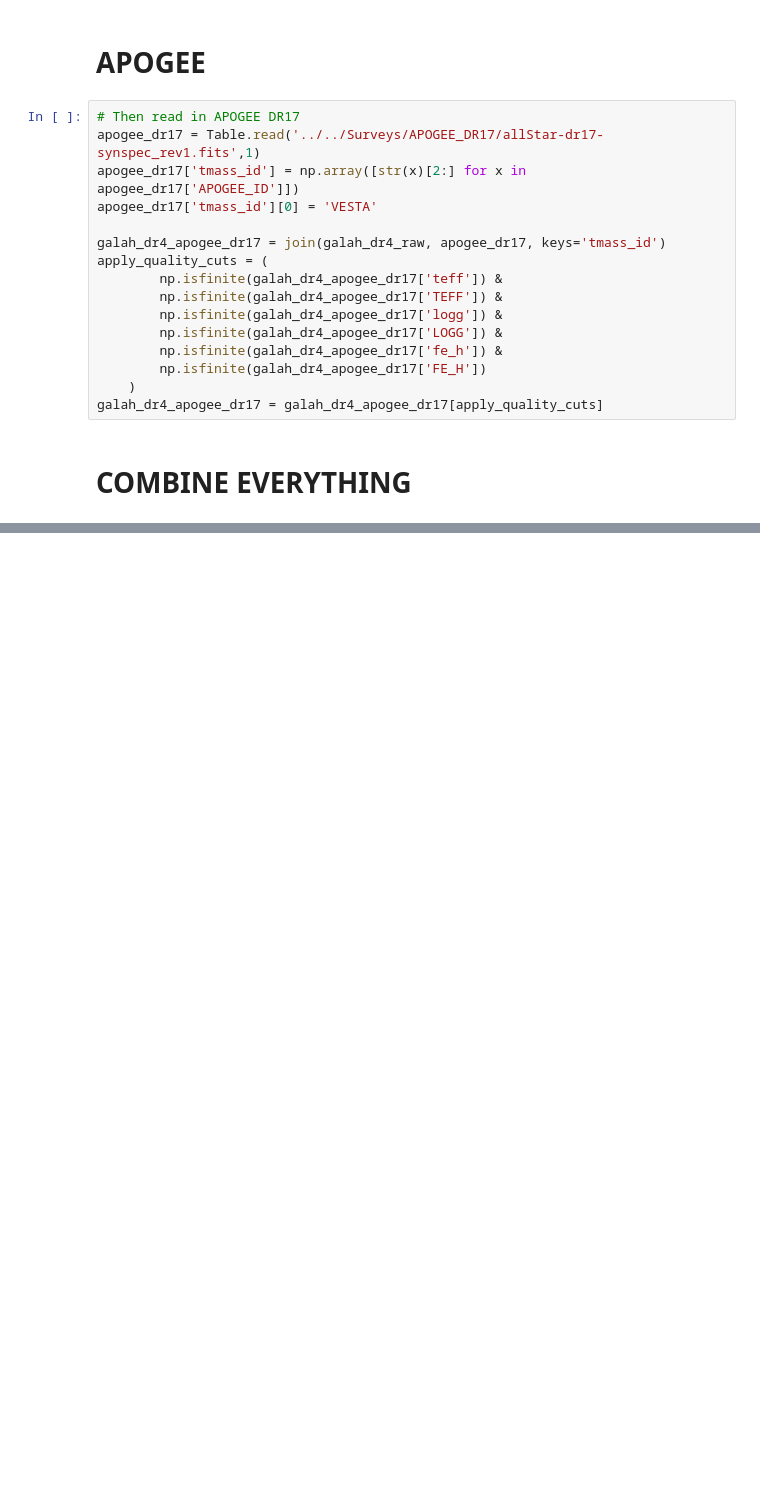
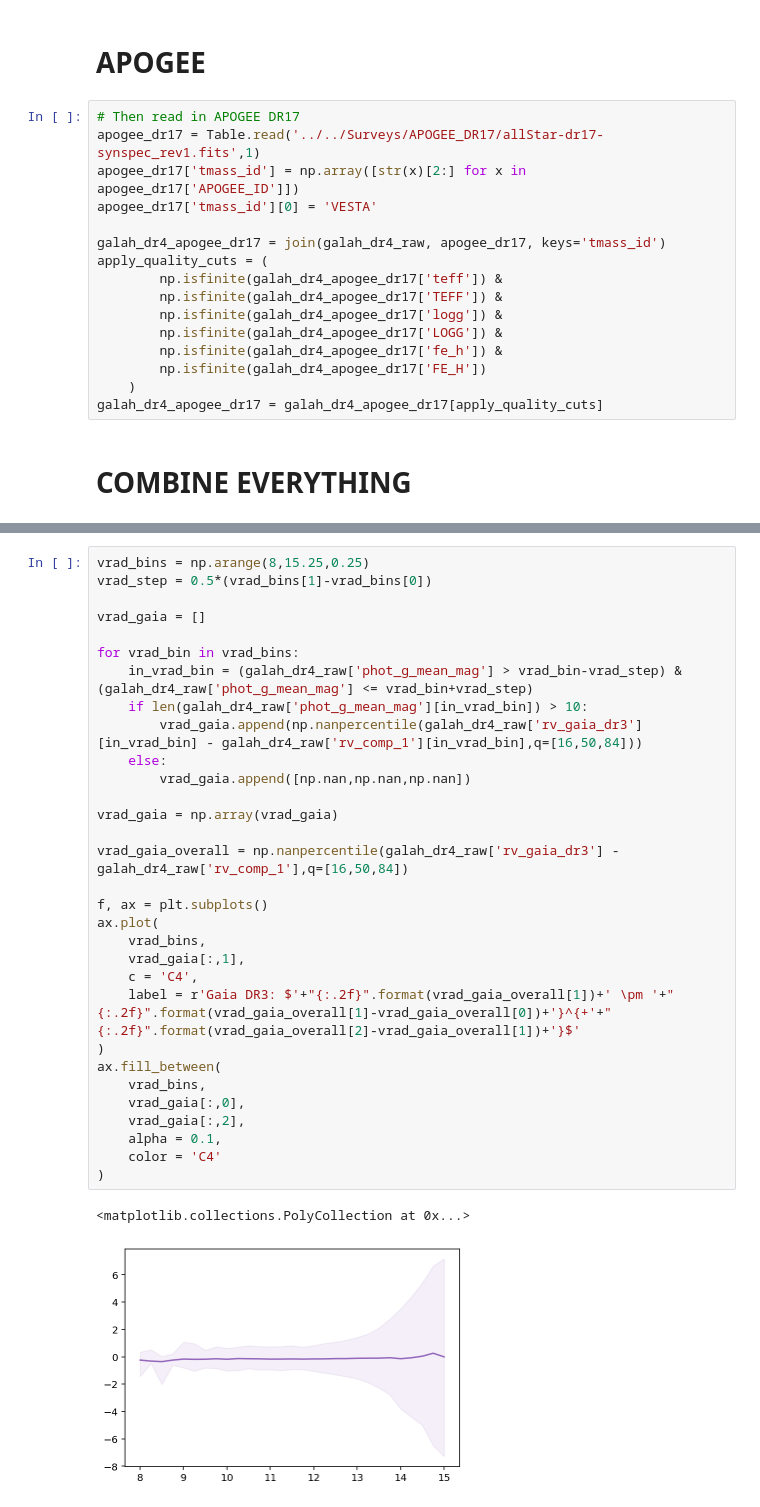
Before and after one commit to svenbuder/GALAH_DR4, a Jupyter notebook: validation/galah_dr4_validation_accuracy.ipynb, the cells around one changed output, grey strips where cells are left out. Drawn from its saved outputs; the diff is of its cells as text; blank space fills up the shorter version.

```diff
--- a/validation/galah_dr4_validation_accuracy.ipynb
+++ b/validation/galah_dr4_validation_accuracy.ipynb
@@ -546,0 +548,34 @@ plt.savefig('figures/galah_dr4_validation_parameter_accuracy.png',dpi=200,bbox_i
+# %%
+vrad_bins = np.arange(8,15.25,0.25)
+vrad_step = 0.5*(vrad_bins[1]-vrad_bins[0])
+
+vrad_gaia = []
+
+for vrad_bin in vrad_bins:
+    in_vrad_bin = (galah_dr4_raw['phot_g_mean_mag'] > vrad_bin-vrad_step) & (galah_dr4_raw['phot_g_mean_mag'] <= vrad_bin+vrad_step)
+    if len(galah_dr4_raw['phot_g_mean_mag'][in_vrad_bin]) > 10:
+        vrad_gaia.append(np.nanpercentile(galah_dr4_raw['rv_gaia_dr3'][in_vrad_bin] - galah_dr4_raw['rv_comp_1'][in_vrad_bin],q=[16,50,84]))
+    else:
+        vrad_gaia.append([np.nan,np.nan,np.nan])
+
+vrad_gaia = np.array(vrad_gaia)
+
+vrad_gaia_overall = np.nanpercentile(galah_dr4_raw['rv_gaia_dr3'] - galah_dr4_raw['rv_comp_1'],q=[16,50,84])
+
+f, ax = plt.subplots()
+ax.plot(
+    vrad_bins,
+    vrad_gaia[:,1],
+    c = 'C4',
+    label = r'Gaia DR3: $'+"{:.2f}".format(vrad_gaia_overall[1])+' \pm '+"{:.2f}".format(vrad_gaia_overall[1]-vrad_gaia_overall[0])+'}^{+'+"{:.2f}".format(vrad_gaia_overall[2]-vrad_gaia_overall[1])+'}$'
+)
+ax.fill_between(
+    vrad_bins,
+    vrad_gaia[:,0],
+    vrad_gaia[:,2],
+    alpha = 0.1,
+    color = 'C4'
+)
+# %% [output]
+<matplotlib.collections.PolyCollection at 0x...>
+[figure, added]
```
Also changed, not shown: parts of 1 cell of this notebook, 1 other file.
